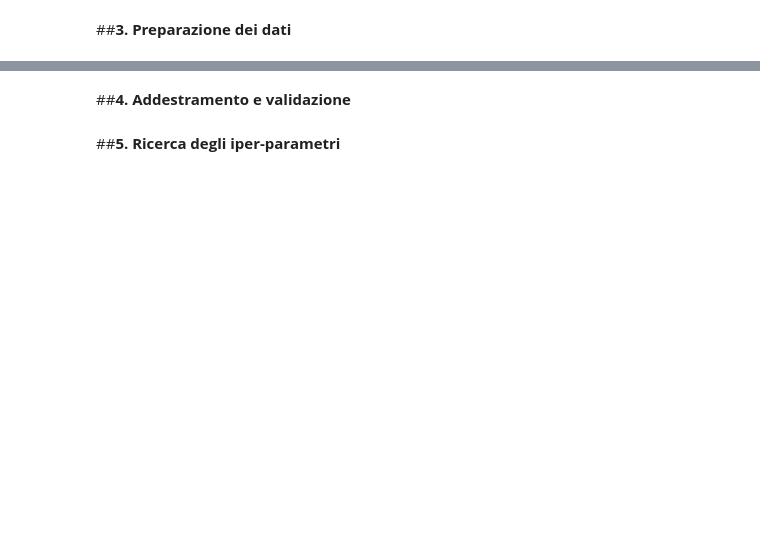
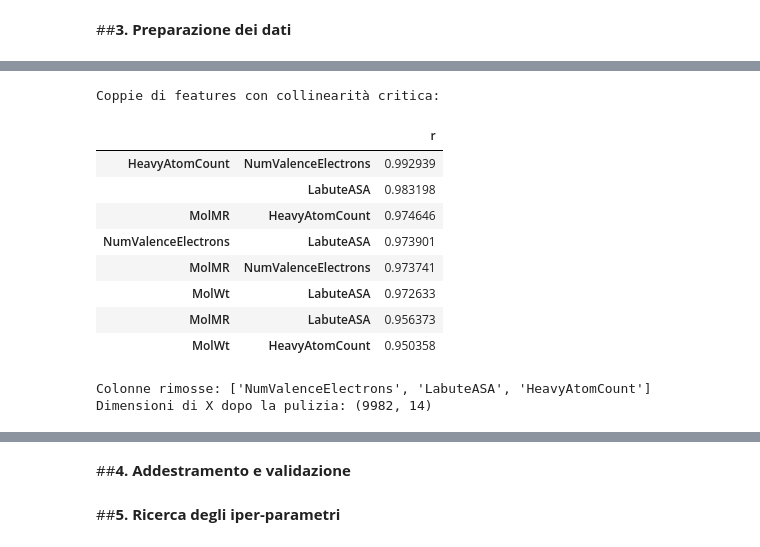
Before and after one commit to elettra-ven/DIA-Ventura-SolAq, a Jupyter notebook: SolAq_DIA_Ventura.ipynb, the cells around one changed output, grey strips where cells are left out. Saved outputs shown, nothing was run; the diff lists cells and outputs as text; code cells hidden in the pictures; blank space fills up the shorter version.

```diff
--- a/SolAq_DIA_Ventura.ipynb
+++ b/SolAq_DIA_Ventura.ipynb
@@ -532,0 +550,28 @@ L'analisi esplorativa ha delineato la struttura del dataset, evidenziando aspett
+# %%
+pairs = corr_mat.abs().unstack()
+pairs = pairs[pairs < 1.0]
+
+high_corr_pairs = pairs[pairs>0.95].drop_duplicates().sort_values(ascending=False)
+print("Coppie di features con collinearità critica:")
+high_corr_pairs.to_frame("r")
+# %% [output]
+Coppie di features con collinearità critica:
+|  |  | r |
+| HeavyAtomCount | NumValenceElectrons | 0.992939 |
+|  | LabuteASA | 0.983198 |
+| MolMR | HeavyAtomCount | 0.974646 |
+| NumValenceElectrons | LabuteASA | 0.973901 |
+| MolMR | NumValenceElectrons | 0.973741 |
+| MolWt | LabuteASA | 0.972633 |
+| MolMR | LabuteASA | 0.956373 |
+| MolWt | HeavyAtomCount | 0.950358 |
+# %%
+cols_to_drop = [pair[1] for pair in high_corr_pairs.index]
+cols_to_drop = list(set(cols_to_drop))
+X = X.drop(columns=cols_to_drop, errors='ignore')
+
+print("Colonne rimosse:", cols_to_drop)
+print("Dimensioni di X dopo la pulizia:", X.shape)
+# %% [output]
+Colonne rimosse: ['NumValenceElectrons', 'LabuteASA', 'HeavyAtomCount']
+Dimensioni di X dopo la pulizia: (9982, 14)
```
Also changed, not shown: parts of 21 cells of this notebook.
